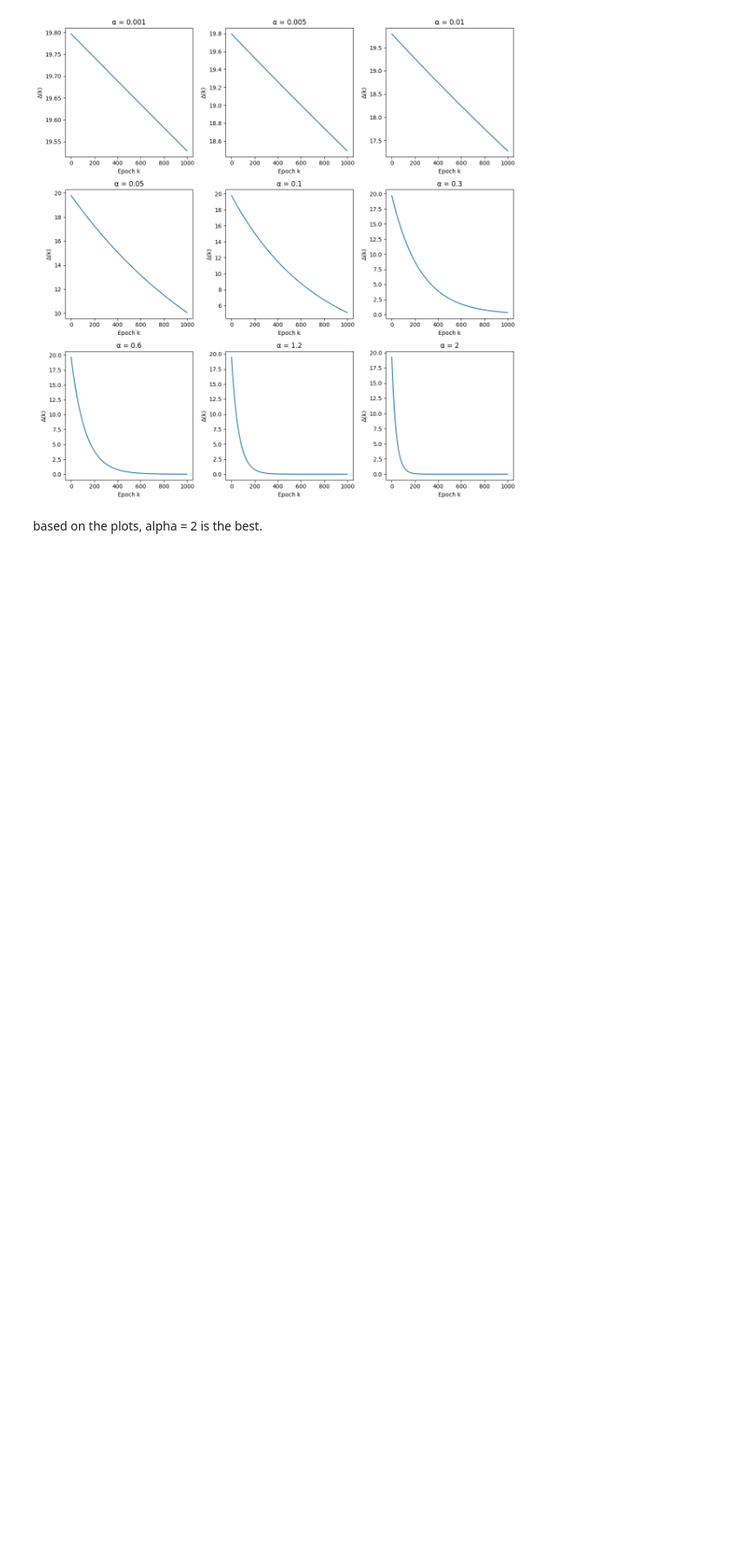
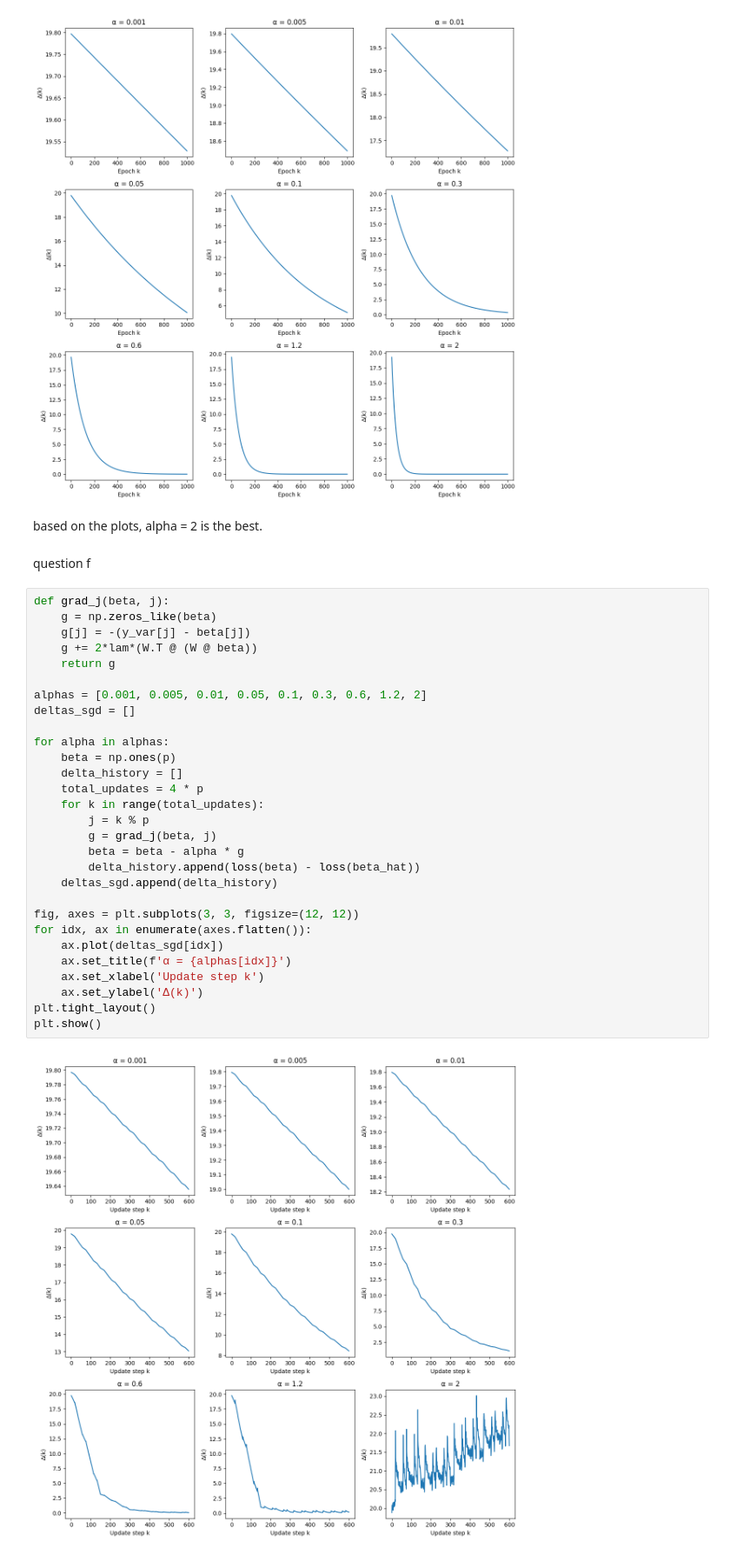
Before and after one commit to anjun-c/COMP9417, a Jupyter notebook: hw1/hw1.ipynb, the cells around one changed output. Shown at 87% size. Cells and saved outputs as stored; diff of their text form; blank space fills up the shorter version.

```diff
--- a/hw1/hw1.ipynb
+++ b/hw1/hw1.ipynb
@@ -133,3 +133,36 @@ plt.show()
 [figure]
 # %% [markdown]
 based on the plots, alpha = 2 is the best.
+# %% [markdown]
+question f
+# %%
+def grad_j(beta, j):
+    g = np.zeros_like(beta)
+    g[j] = -(y_var[j] - beta[j])
+    g += 2*lam*(W.T @ (W @ beta))
+    return g
+
+alphas = [0.001, 0.005, 0.01, 0.05, 0.1, 0.3, 0.6, 1.2, 2]
+deltas_sgd = []
+
+for alpha in alphas:
+    beta = np.ones(p)
+    delta_history = []
+    total_updates = 4 * p
+    for k in range(total_updates):
+        j = k % p
+        g = grad_j(beta, j)
+        beta = beta - alpha * g
+        delta_history.append(loss(beta) - loss(beta_hat))
+    deltas_sgd.append(delta_history)
+
+fig, axes = plt.subplots(3, 3, figsize=(12, 12))
+for idx, ax in enumerate(axes.flatten()):
+    ax.plot(deltas_sgd[idx])
+    ax.set_title(f'α = {alphas[idx]}')
+    ax.set_xlabel('Update step k')
+    ax.set_ylabel('Δ(k)')
+plt.tight_layout()
+plt.show()
+# %% [output]
+[figure, added]
```
Also changed, not shown: parts of 10 cells of this notebook.
